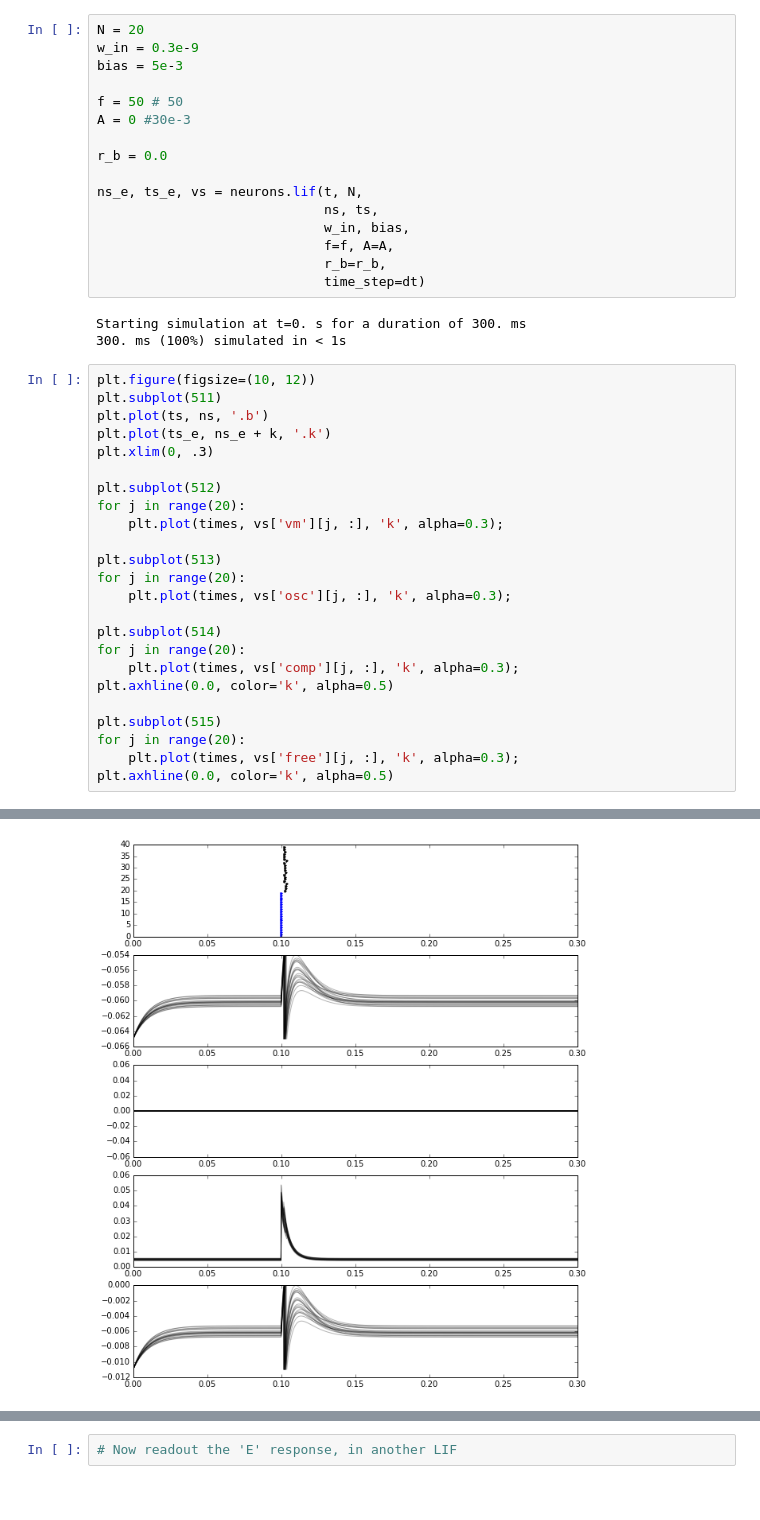
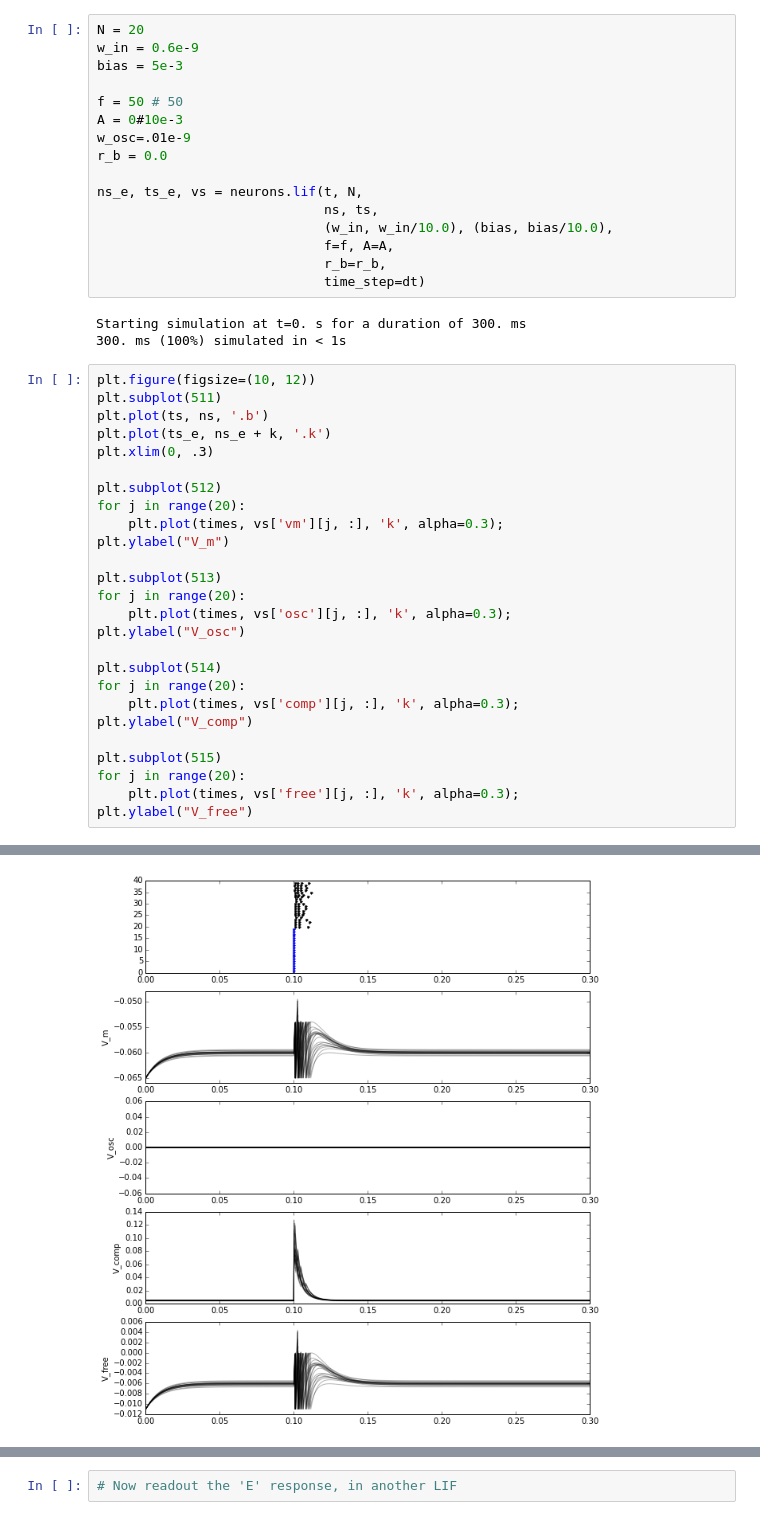
Before and after one commit to parenthetical-e/voltagebudget, a Jupyter notebook: ipynb/lif_testing.ipynb, the cells around one changed output, grey strips where cells are left out. Cells and saved outputs as stored; diff of their text form.

```diff
--- a/ipynb/lif_testing.ipynb
+++ b/ipynb/lif_testing.ipynb
@@ -21,17 +21,17 @@ times = fsutil.create_times(t, dt)
 20
 # %%
 N = 20
-w_in = 0.3e-9
+w_in = 0.6e-9
 bias = 5e-3
 
 f = 50 # 50
-A = 0 #30e-3
-
+A = 0#10e-3
+w_osc=.01e-9
 r_b = 0.0
 
 ns_e, ts_e, vs = neurons.lif(t, N,
                              ns, ts,
-                             w_in, bias,
+                             (w_in, w_in/10.0), (bias, bias/10.0),
                              f=f, A=A,
                              r_b=r_b,
                              time_step=dt)
@@ -48,18 +48,20 @@ plt.xlim(0, .3)
 plt.subplot(512)
 for j in range(20):
     plt.plot(times, vs['vm'][j, :], 'k', alpha=0.3);
+plt.ylabel("V_m")
 
 plt.subplot(513)
 for j in range(20):
     plt.plot(times, vs['osc'][j, :], 'k', alpha=0.3);
+plt.ylabel("V_osc")
 
 plt.subplot(514)
 for j in range(20):
     plt.plot(times, vs['comp'][j, :], 'k', alpha=0.3);
-plt.axhline(0.0, color='k', alpha=0.5)
+plt.ylabel("V_comp")
 
 plt.subplot(515)
 for j in range(20):
     plt.plot(times, vs['free'][j, :], 'k', alpha=0.3);
-plt.axhline(0.0, color='k', alpha=0.5)
+plt.ylabel("V_free")
 # %% [output]
@@ -67,4 +69,4 @@ plt.axhline(0.0, color='k', alpha=0.5)
-[figure, old version]
+[figure, new version]
 # %%
 plt.figure(figsize=(10, 30))
 for j in range(20):
```
Also changed, not shown: parts of 4 cells of this notebook, 1 other file.
